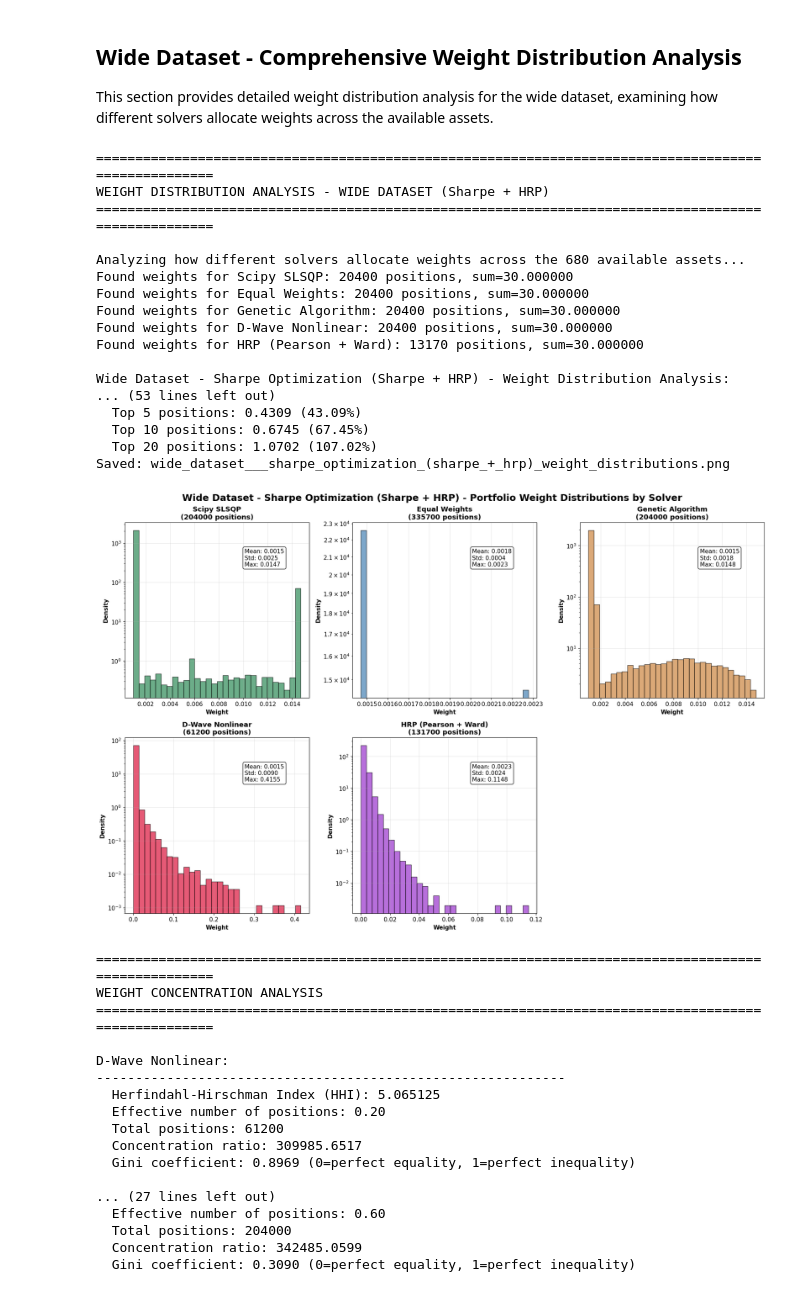
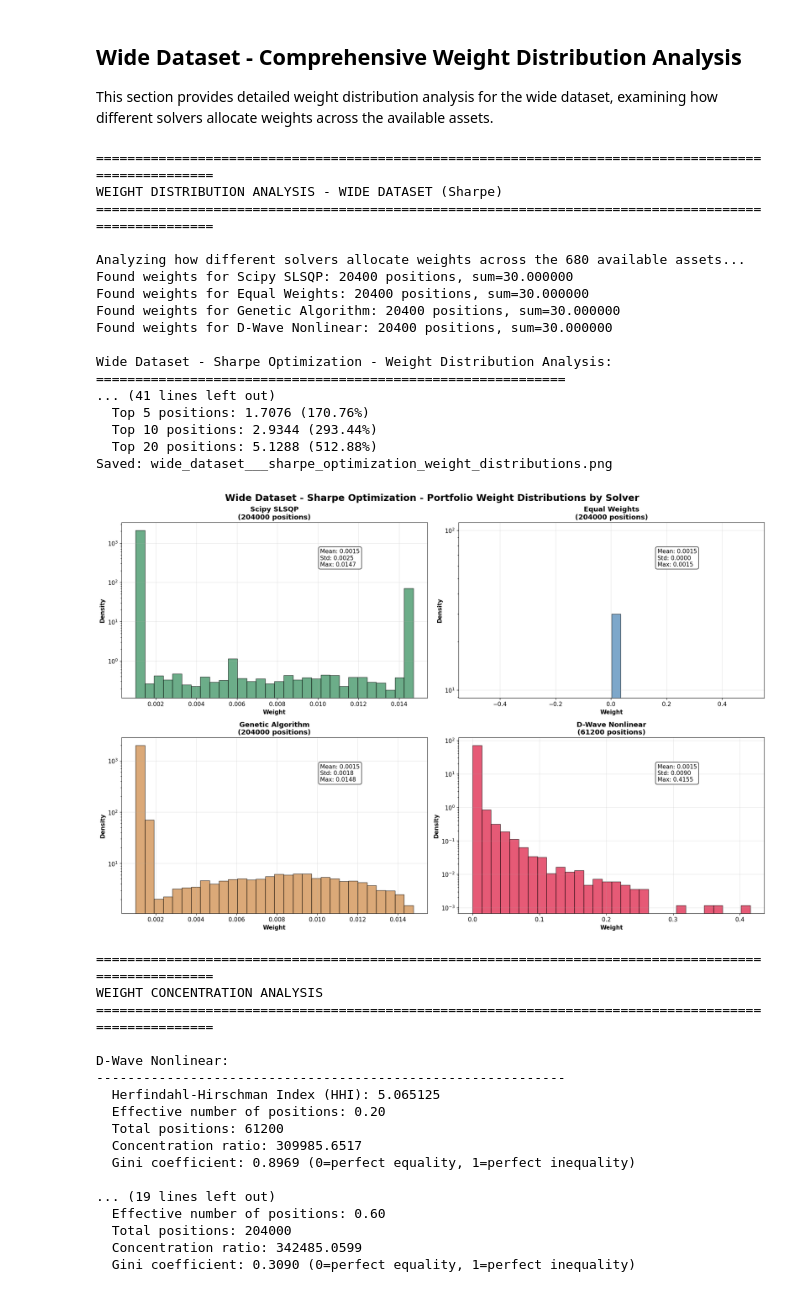
Before and after one commit to bvcmartins/quantum_portfolio, a Jupyter notebook: src/sharpe_optimization/sharpe_results_analysis.ipynb, the cells around one changed output. Drawn from its saved outputs; the diff is of its cells as text; code cells hidden in the pictures.

```diff
--- a/src/sharpe_optimization/sharpe_results_analysis.ipynb
+++ b/src/sharpe_optimization/sharpe_results_analysis.ipynb
@@ -231,7 +211,7 @@ Name: count, dtype: int64
 # %%
 # Plot cumulative returns traces for all periods comparing all solvers
 print("=" * 100)
-print("CUMULATIVE RETURNS TRACES - ALL PERIODS COMPARISON (Sharpe + HRP)")
+print("CUMULATIVE RETURNS TRACES - ALL PERIODS COMPARISON (Sharpe)")
 print("=" * 100)
 
 # Get unique periods and solvers
@@ -245,13 +225,12 @@ solver_colors = {
     'Equal Weights': '#1E40AF',           # Deep blue
     'Genetic Algorithm': '#3B82F6',       # Medium blue
     'Scipy SLSQP': '#60A5FA',             # Light blue
-    'HRP (Pearson + Ward)': '#DC2626',    # Red - HRP
     'D-Wave Nonlinear': '#FB923C'         # Orange
 }
 
 # Create subplots - 2 rows x 5 columns for 10 periods
 fig, axes = plt.subplots(2, 5, figsize=(24, 10))
-fig.suptitle('Sharpe Optimization - Cumulative Returns Traces - All Periods (Sharpe + HRP)', fontsize=20, fontweight='bold')
+fig.suptitle('Sharpe Optimization - Cumulative Returns Traces - All Periods', fontsize=20, fontweight='bold')
 axes = axes.flatten()
 
 for idx, period in enumerate(periods):
@@ -273,15 +252,11 @@ for idx, period in enumerate(periods):
                 # Create time axis
                 time_axis = np.arange(len(returns_array))
 
-                # Plot the trace with HRP having a different line style
                 color = solver_colors.get(solver_name, '#000000')
-                linestyle = '-' if 'HRP' not in solver_name else '--'
-                linewidth = 2.5 if 'HRP' in solver_name else 2
                 ax.plot(time_axis, returns_array,
                        label=solver_name,
                        color=color,
-                       linewidth=linewidth,
-                       linestyle=linestyle,
+                       linewidth=2,
                        alpha=0.8)
 
     # Format the subplot
@@ -297,8 +272,8 @@ for idx, period in enumerate(periods):
         ax.legend(loc='best', fontsize=9, framealpha=0.9)
 
 plt.tight_layout()
-plt.savefig(os.path.join(artifacts_dir, 'sharpe_all_methods_cumulative_returns_all_periods.png'), dpi=300, bbox_inches='tight')
-print("Saved: sharpe_all_methods_cumulative_returns_all_periods.png")
+plt.savefig(os.path.join(artifacts_dir, 'sharpe_cumulative_returns_all_periods.png'), dpi=300, bbox_inches='tight')
+print("Saved: sharpe_cumulative_returns_all_periods.png")
 plt.show()
 
 # Print summary statistics for each period
@@ -664,14 +637,14 @@ This section provides detailed weight distribution analysis for the wide dataset
 # %%
 # Comprehensive Weight Distribution Analysis for Wide Dataset
 print("\n" + "=" * 100)
-print("WEIGHT DISTRIBUTION ANALYSIS - WIDE DATASET (Sharpe + HRP)")
+print("WEIGHT DISTRIBUTION ANALYSIS - WIDE DATASET (Sharpe)")
 print("=" * 100)
 print("\nAnalyzing how different solvers allocate weights across the 680 available assets...")
 
 # Run weight distribution analysis
 weights_by_solver = plot_weight_distribution_histograms(
     df_wide,
-    'Wide Dataset - Sharpe Optimization (Sharpe + HRP)',
+    'Wide Dataset - Sharpe Optimization',
     bins=30
 )
 
@@ -687,42 +660,42 @@ for solver_name in sorted(weights_by_solver.keys()):
     print("-" * 60)
 
     # Calculate Herfindahl-Hirschman Index (HHI) - measure of concentration
     # HHI ranges from 1/n (perfectly diversified) to 1 (fully concentrated)
     hhi = np.sum(weights ** 2)
 
     # Effective number of positions
     effective_n = 1 / hhi if hhi > 0 else 0
 
     print(f"  Herfindahl-Hirschman Index (HHI): {hhi:.6f}")
     print(f"  Effective number of positions: {effective_n:.2f}")
     print(f"  Total positions: {len(weights)}")
     print(f"  Concentration ratio: {hhi * len(weights):.4f}")
 
     # Gini coefficient - measure of inequality
     sorted_weights = np.sort(weights)
     n = len(sorted_weights)
     cumsum = np.cumsum(sorted_weights)
     gini = (2 * np.sum((np.arange(1, n+1)) * sorted_weights)) / (n * np.sum(sorted_weights)) - (n + 1) / n
     print(f"  Gini coefficient: {gini:.4f} (0=perfect equality, 1=perfect inequality)")
 # %% [output]
 ====================================================================================================
-WEIGHT DISTRIBUTION ANALYSIS - WIDE DATASET (Sharpe + HRP)
+WEIGHT DISTRIBUTION ANALYSIS - WIDE DATASET (Sharpe)
 ====================================================================================================
 
 Analyzing how different solvers allocate weights across the 680 available assets...
 Found weights for Scipy SLSQP: 20400 positions, sum=30.000000
 Found weights for Equal Weights: 20400 positions, sum=30.000000
 Found weights for Genetic Algorithm: 20400 positions, sum=30.000000
 Found weights for D-Wave Nonlinear: 20400 positions, sum=30.000000
-Found weights for HRP (Pearson + Ward): 13170 positions, sum=30.000000
 
-Wide Dataset - Sharpe Optimization (Sharpe + HRP) - Weight Distribution Analysis:
-... (53 lines left out)
-  Top 5 positions: 0.4309 (43.09%)
-  Top 10 positions: 0.6745 (67.45%)
-  Top 20 positions: 1.0702 (107.02%)
-Saved: wide_dataset___sharpe_optimization_(sharpe_+_hrp)_weight_distributions.png
+Wide Dataset - Sharpe Optimization - Weight Distribution Analysis:
+============================================================
+... (41 lines left out)
+  Top 5 positions: 1.7076 (170.76%)
+  Top 10 positions: 2.9344 (293.44%)
+  Top 20 positions: 5.1288 (512.88%)
+Saved: wide_dataset___sharpe_optimization_weight_distributions.png
-[figure, old version]
+[figure, new version]
 ====================================================================================================
 WEIGHT CONCENTRATION ANALYSIS
 ====================================================================================================
@@ -735,7 +708,7 @@ D-Wave Nonlinear:
   Concentration ratio: 309985.6517
   Gini coefficient: 0.8969 (0=perfect equality, 1=perfect inequality)
 
-... (27 lines left out)
+... (19 lines left out)
   Effective number of positions: 0.60
   Total positions: 204000
   Concentration ratio: 342485.0599
```
Also changed, not shown: parts of 5 cells of this notebook, 21 other files.
